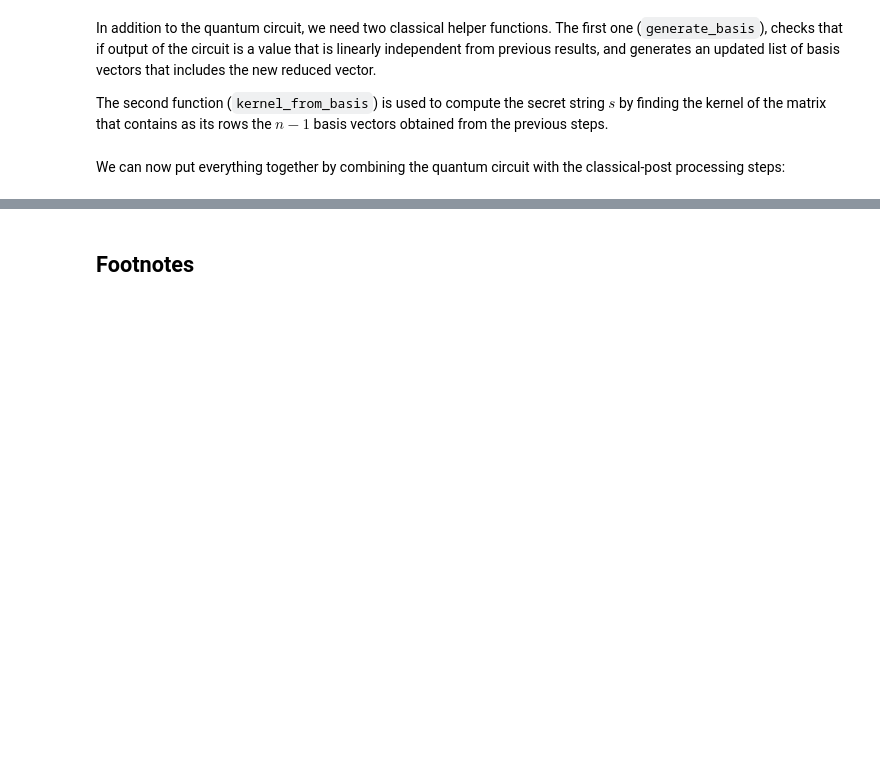
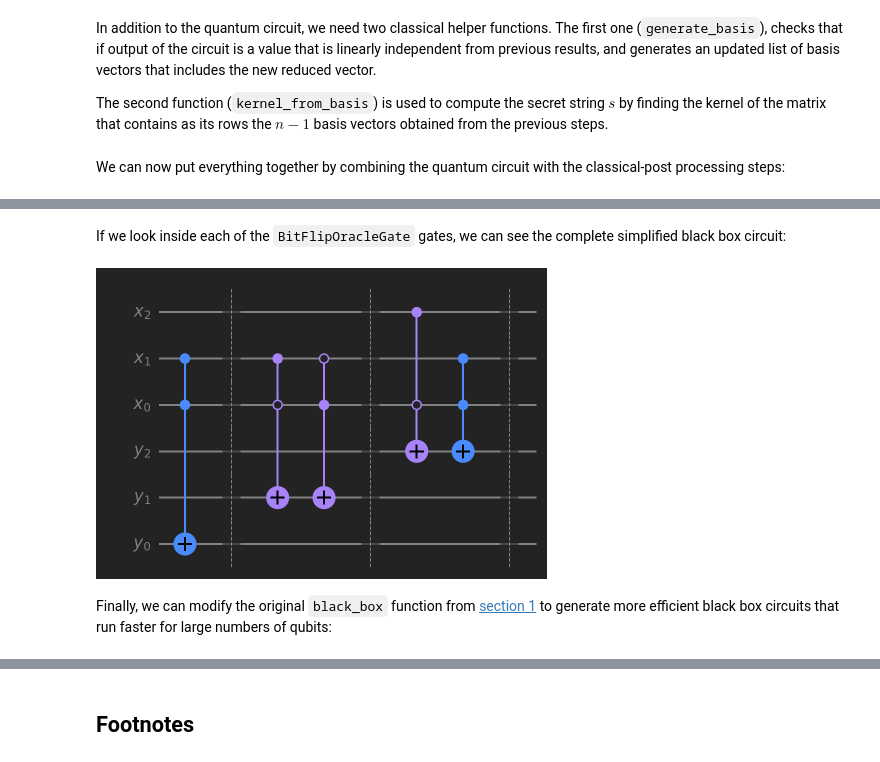
Before and after one commit to learn-quantum/lqc-textbook, a Jupyter notebook: chapters/04_quantum_algorithms/04_03_simons.ipynb, the cells around one changed output, grey strips where cells are left out. Cells and saved outputs as stored; diff of their text form; code cells hidden in the pictures; blank space fills up the shorter version.

```diff
--- a/chapters/04_quantum_algorithms/04_03_simons.ipynb
+++ b/chapters/04_quantum_algorithms/04_03_simons.ipynb
@@ -823,0 +984,8 @@ $$
+# %% [markdown]
+If we look inside each of the `BitFlipOracleGate` gates, we can see the complete simplified black box circuit:
+# %%
+qc_bool.decompose().draw()
+# %% [output]
+[figure, added]
+# %% [markdown]
+Finally, we can modify the original `black_box` function from [section 1](#1.-Classical-Approach) to generate more efficient black box circuits that run faster for large numbers of qubits:
```
Also changed, not shown: parts of 24 cells of this notebook.
